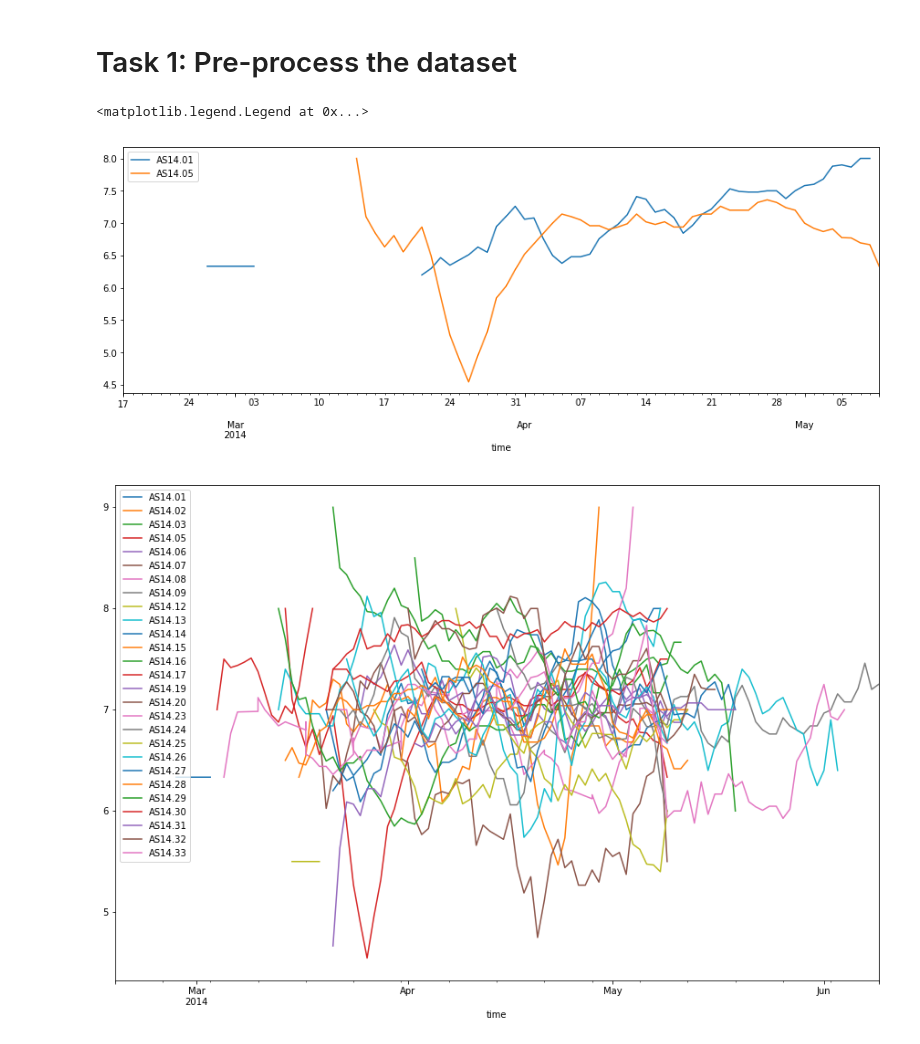
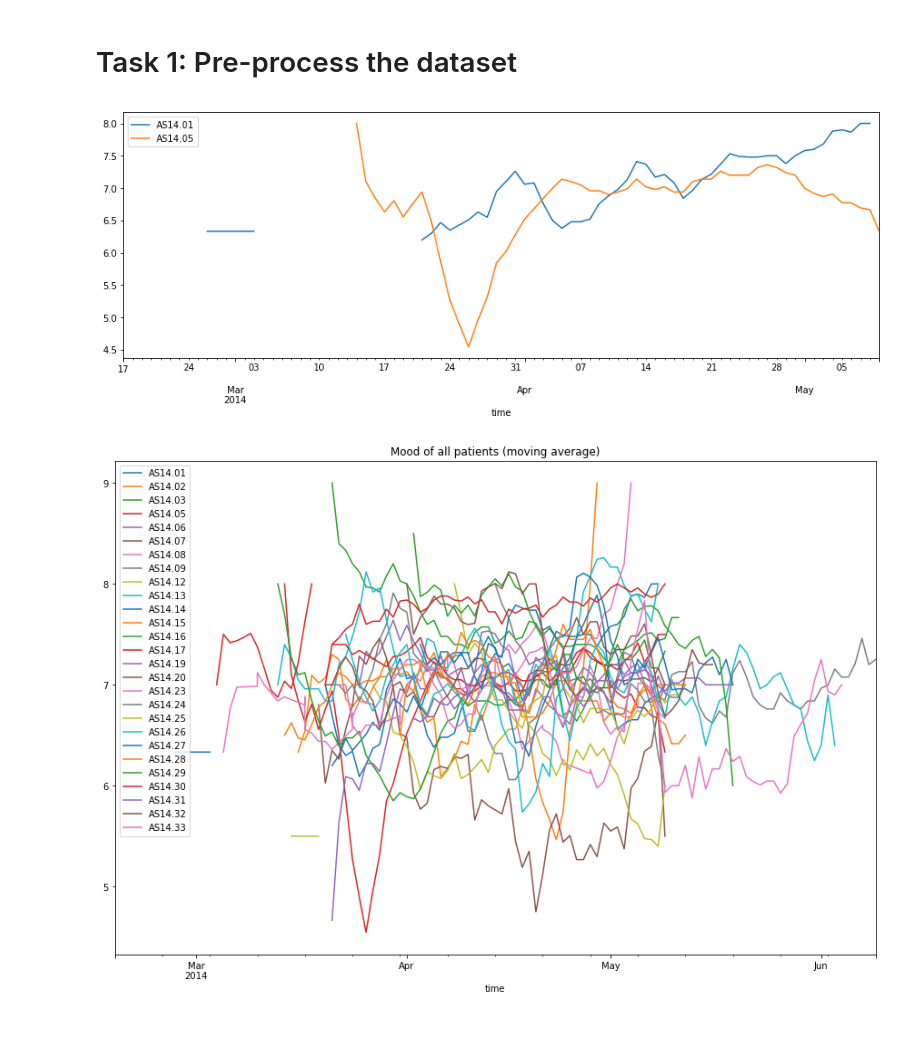
Before and after one commit to aeaston1/data-mining-techniques, a Jupyter notebook: Assignment1_advanced.ipynb, the cells around one changed output. Saved outputs shown, nothing was run; the diff lists cells and outputs as text; code cells hidden in the pictures.

```diff
--- a/Assignment1_advanced.ipynb
+++ b/Assignment1_advanced.ipynb
@@ -72,16 +72,15 @@ preprod=df.pivot_table(index=[df.patient, df.time], columns='variable', values='
 # %%
 #look again at a couple of patients' mood over time
 for patient in ('AS14.01','AS14.05'):
-    preprod.loc[patient]['mood'].plot(label=patient)
-plt.legend()
+    preprod.loc[patient]['mood'].plot(label=patient, title='Mood of two patients (moving average)')
+plt.legend();
 # %% [output]
-<matplotlib.legend.Legend at 0x...>
 [figure]
 # %%
-#look again at a couple of patients' mood over time
+#look at all patients' mood over time
 plt.rcParams["figure.figsize"] = [15,10]
 for patient in preprod.index.levels[0]:
-    preprod.loc[patient]['mood'].plot(label=patient)
+    preprod.loc[patient]['mood'].plot(label=patient, title='Mood of all patients (moving average)')
 plt.legend();
 # %% [output]
-[figure, old version]
+[figure, new version]
```
Also changed, not shown: parts of 4 cells of this notebook.
